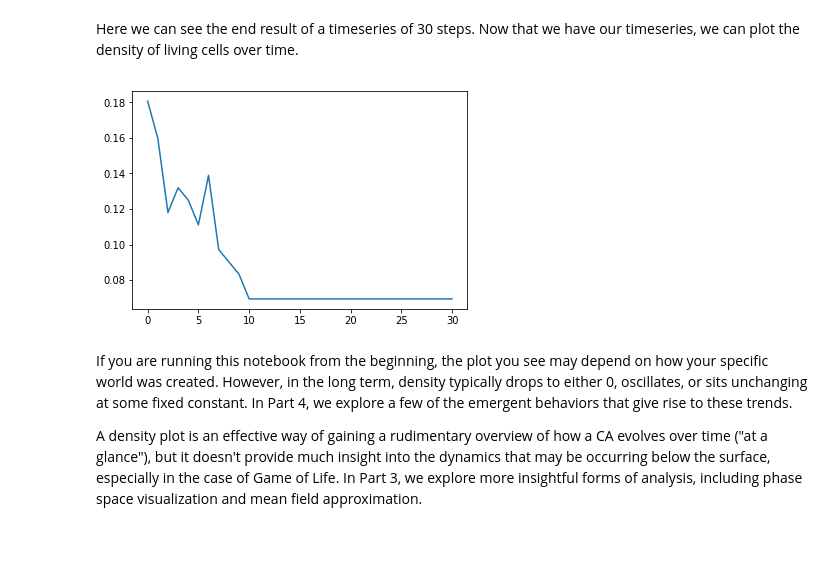
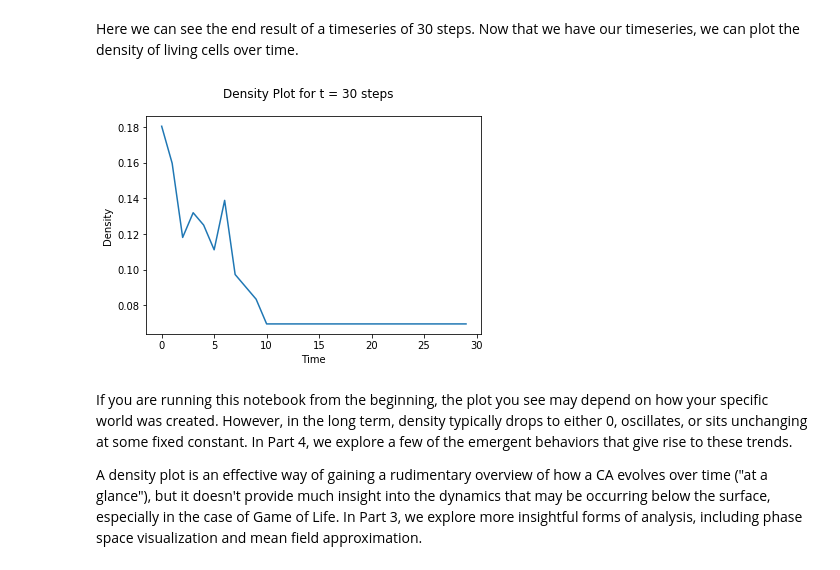
Before and after one commit to bglowniak/GameOfLifeTutorial, a Jupyter notebook: notebooks/part1--ca_intro.ipynb, the cells around one changed output. Cells and saved outputs as stored; diff of their text form; code cells hidden in the pictures; blank space fills up the shorter version.

```diff
--- a/notebooks/part1--ca_intro.ipynb
+++ b/notebooks/part1--ca_intro.ipynb
@@ -188,7 +188,7 @@ Using our previous timestep function, we can write a function to generate a time
 # %%
 def timeseries(world, num_steps):
     simulation_steps = [world]
-    for i in range(0, num_steps):
+    for i in range(0, num_steps - 1):
         world = timestep(world)
         simulation_steps.append(world)
 
@@ -203,20 +203,23 @@ Here we can see the end result of a timeseries of 30 steps. Now that we have our
 # %%
 # define function to count all living entities given a configuration
 def count_alive(world):
     return len(np.where((world == ALIVE).astype(int))[0])
 
 def plot_density(timeseries):
     densities = []
     n = len(timeseries[0])
     for i in range(0, len(timeseries)):
         densities.append(count_alive(timeseries[i]) / (n * n))
 
     plt.plot(densities)
+    plt.xlabel("Time")
+    plt.ylabel("Density")
+    plt.suptitle("Density Plot for t = " + str(len(timeseries)) + " steps")
     plt.show()
 
 plot_density(configurations)
 # %% [output]
-[figure, old version]
+[figure, new version]
 # %% [markdown]
 If you are running this notebook from the beginning, the plot you see may depend on how your specific world was created. However, in the long term, density typically drops to either 0, oscillates, or sits unchanging at some fixed constant. In Part 4, we explore a few of the emergent behaviors that give rise to these trends.
 
```
Also changed, not shown: parts of 1 cell of this notebook, 6 other files.
